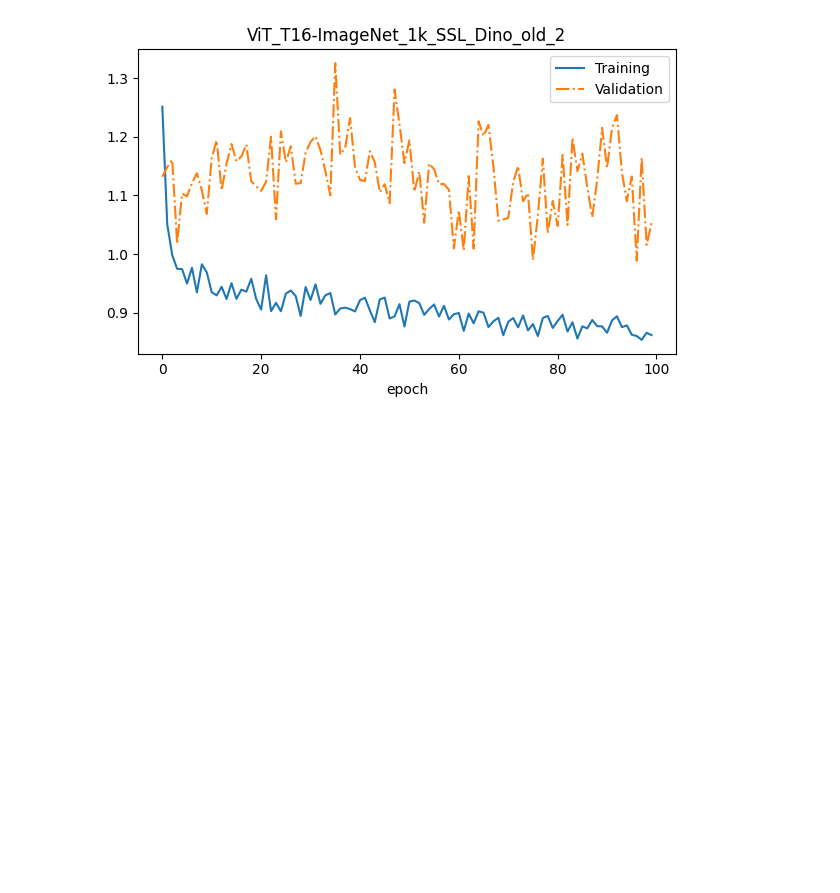
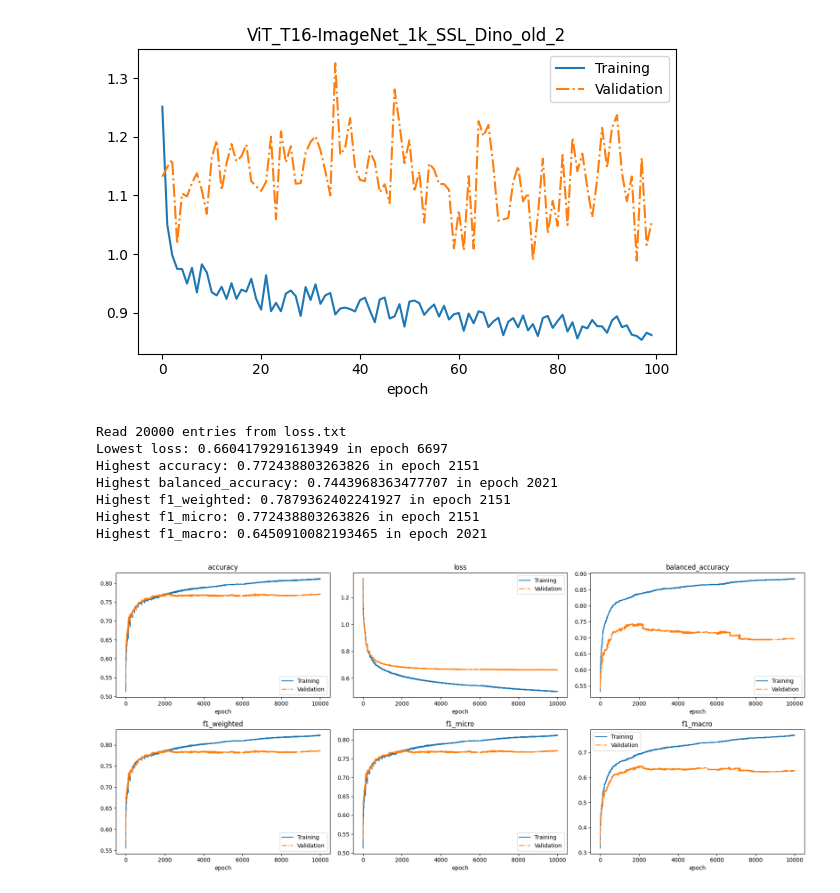
Before and after one commit to AlexanderPeter/thesis, a Jupyter notebook: code/16_plot_metrics_from_log.ipynb, the cells around one changed output. Saved outputs shown, nothing was run; the diff lists cells and outputs as text; code cells hidden in the pictures; blank space fills up the shorter version.

Commit message:
testing logreg2head

```diff
--- a/code/16_plot_metrics_from_log.ipynb
+++ b/code/16_plot_metrics_from_log.ipynb
@@ -114,3 +135,26 @@ Lowest loss: 0.9887001808138861 in epoch 96
 [figure]
 [figure]
 [figure]
+# %%
+columns_high = [
+    "accuracy",
+    "balanced_accuracy",
+    "f1_weighted",
+    "f1_micro",
+    "f1_macro",
+]
+
+plot_loss_txt(
+    "../runs/HAM10000/ViT_T16-ImageNet_1k_SSL_Dino/logreg_1/loss.txt",
+    columns_high=columns_high,
+    num_columns=3,
+)
+# %% [output]
+Read 20000 entries from loss.txt
+Lowest loss: 0.6604179291613949 in epoch 6697
+Highest accuracy: 0.772438803263826 in epoch 2151
+Highest balanced_accuracy: 0.7443968363477707 in epoch 2021
+Highest f1_weighted: 0.7879362402241927 in epoch 2151
+Highest f1_micro: 0.772438803263826 in epoch 2151
+Highest f1_macro: 0.6450910082193465 in epoch 2021
+[figure, added]
```
Also changed, not shown: parts of 8 cells of this notebook, 4 other files.
